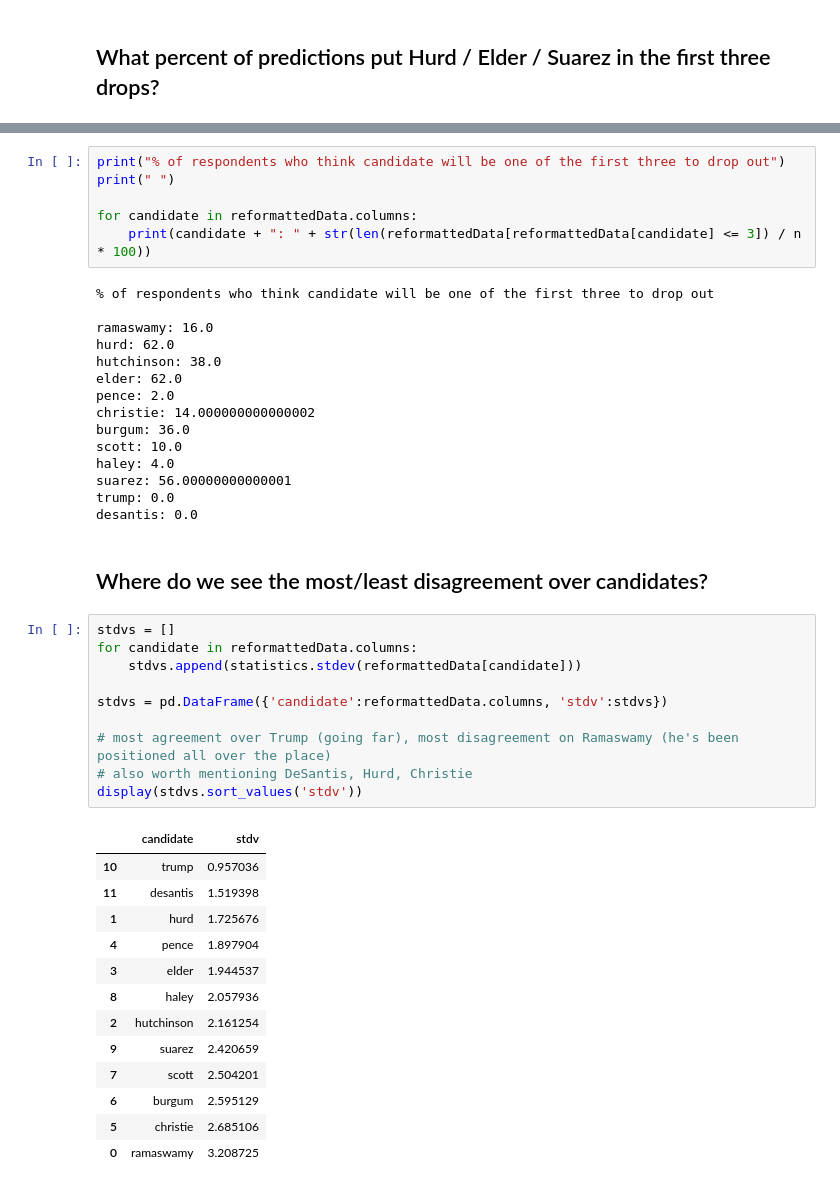
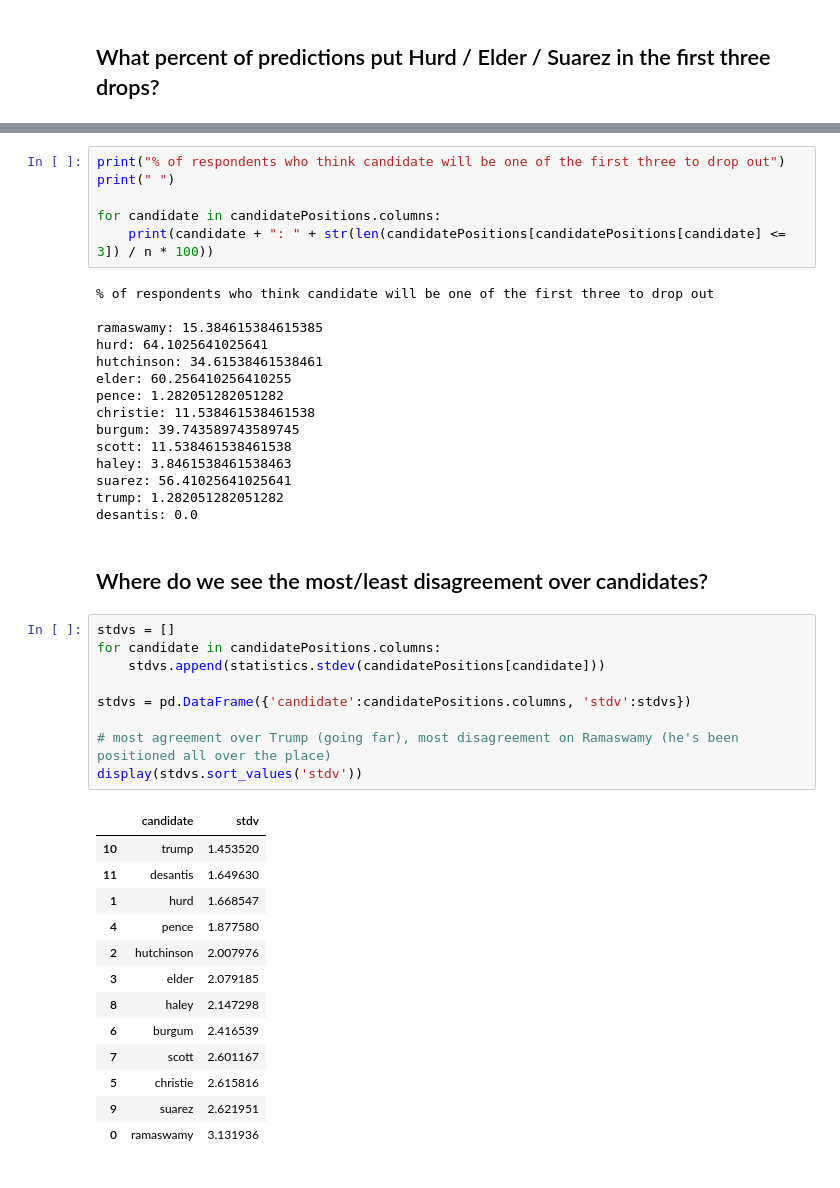
Before and after one commit to OGladfelter/dropout-contest, a Jupyter notebook: python/contest-data-analysis.ipynb, the cells around one changed output, grey strips where cells are left out. Cells and saved outputs as stored; diff of their text form.

```diff
--- a/python/contest-data-analysis.ipynb
+++ b/python/contest-data-analysis.ipynb
@@ -143,46 +143,45 @@ print(len(candidatePositions[((candidatePositions['hurd'] <= 3) & (candidatePosi
 print("% of respondents who think candidate will be one of the first three to drop out")
 print(" ")
 
-for candidate in reformattedData.columns:
-    print(candidate + ": " + str(len(reformattedData[reformattedData[candidate] <= 3]) / n * 100))
+for candidate in candidatePositions.columns:
+    print(candidate + ": " + str(len(candidatePositions[candidatePositions[candidate] <= 3]) / n * 100))
 # %% [output]
 % of respondents who think candidate will be one of the first three to drop out
 
-ramaswamy: 16.0
-hurd: 62.0
-hutchinson: 38.0
-elder: 62.0
-pence: 2.0
-christie: 14.000000000000002
-burgum: 36.0
-scott: 10.0
-haley: 4.0
-suarez: 56.00000000000001
-trump: 0.0
+ramaswamy: 15.384615384615385
+hurd: 64.1025641025641
+hutchinson: 34.61538461538461
+elder: 60.256410256410255
+pence: 1.282051282051282
+christie: 11.538461538461538
+burgum: 39.743589743589745
+scott: 11.538461538461538
+haley: 3.8461538461538463
+suarez: 56.41025641025641
+trump: 1.282051282051282
 desantis: 0.0
 # %% [markdown]
 ## Where do we see the most/least disagreement over candidates?
 # %%
 stdvs = []
-for candidate in reformattedData.columns:
-    stdvs.append(statistics.stdev(reformattedData[candidate]))
+for candidate in candidatePositions.columns:
+    stdvs.append(statistics.stdev(candidatePositions[candidate]))
 
-stdvs = pd.DataFrame({'candidate':reformattedData.columns, 'stdv':stdvs})
+stdvs = pd.DataFrame({'candidate':candidatePositions.columns, 'stdv':stdvs})
 
 # most agreement over Trump (going far), most disagreement on Ramaswamy (he's been positioned all over the place)
-# also worth mentioning DeSantis, Hurd, Christie
 display(stdvs.sort_values('stdv'))
 # %% [output]
 |  | candidate | stdv |
-| 10 | trump | 0.957036 |
-| 11 | desantis | 1.519398 |
-| 1 | hurd | 1.725676 |
-| 4 | pence | 1.897904 |
-| 3 | elder | 1.944537 |
-| 8 | haley | 2.057936 |
-| 2 | hutchinson | 2.161254 |
-| 9 | suarez | 2.420659 |
-| 7 | scott | 2.504201 |
-| 6 | burgum | 2.595129 |
-| 5 | christie | 2.685106 |
-| 0 | ramaswamy | 3.208725 |
+| 10 | trump | 1.453520 |
+| 11 | desantis | 1.649630 |
+| 1 | hurd | 1.668547 |
+| 4 | pence | 1.877580 |
+| 2 | hutchinson | 2.007976 |
+| 3 | elder | 2.079185 |
+| 8 | haley | 2.147298 |
+| 6 | burgum | 2.416539 |
+| 7 | scott | 2.601167 |
+| 5 | christie | 2.615816 |
+| 9 | suarez | 2.621951 |
+| 0 | ramaswamy | 3.131936 |
```
Also changed, not shown: parts of 8 cells of this notebook, 5 other files.
